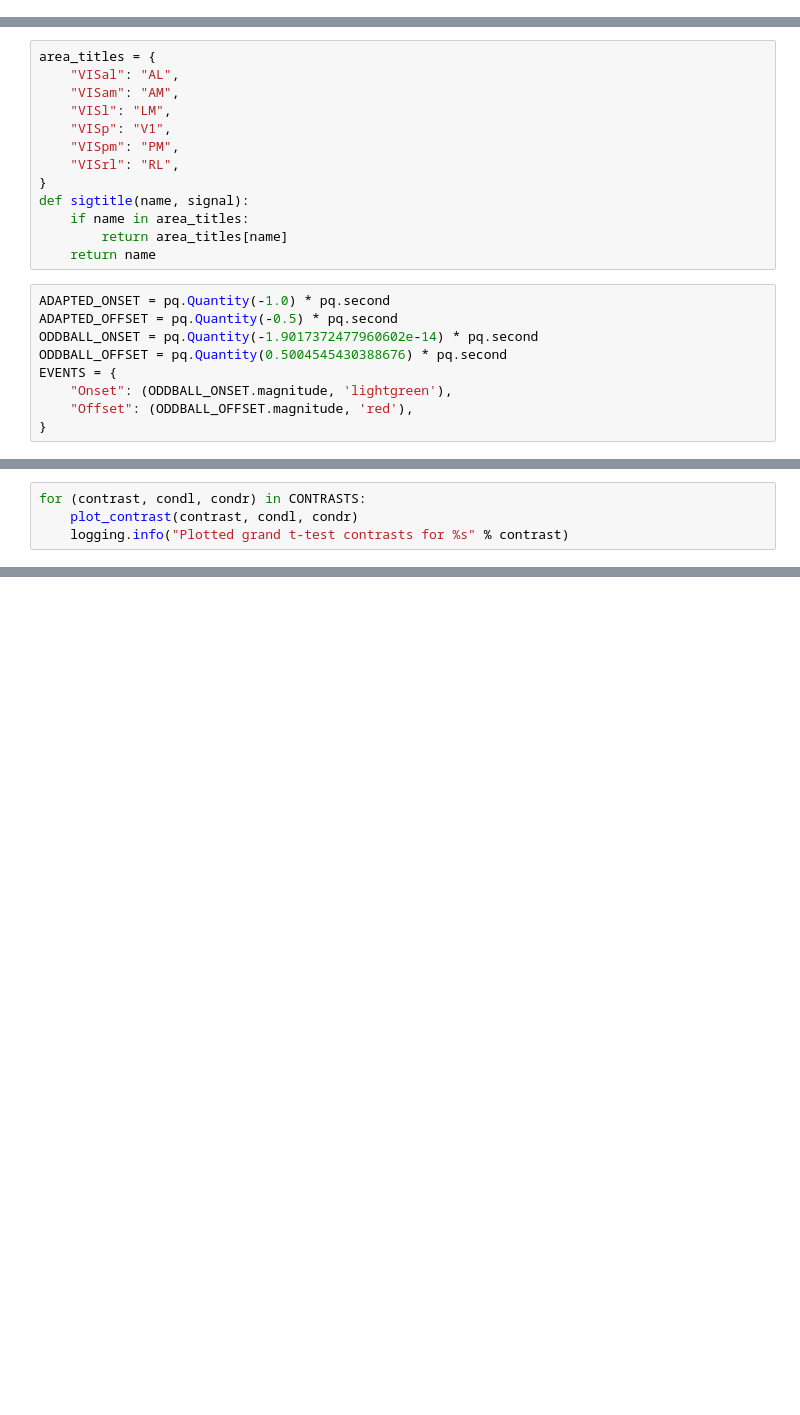
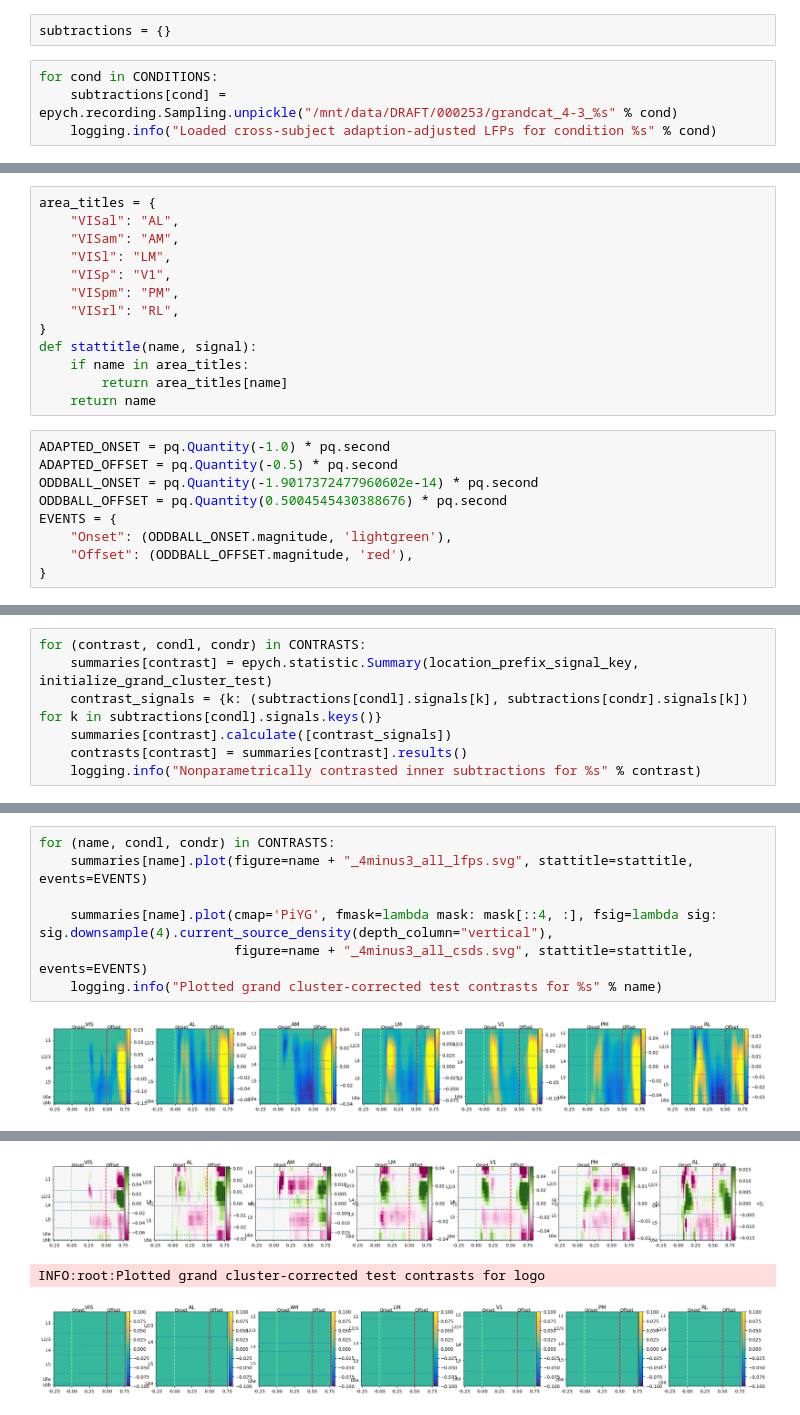
Before and after one commit to BastosLab/electropysiology, a Jupyter notebook: notebooks/passiveglo_aligned_grand_cluster_ttest.ipynb, the cells around one changed output, grey strips where cells are left out. Drawn from its saved outputs; the diff is of its cells as text; blank space fills up the shorter version.

Commit message:
notebooks/passiveglo_aligned_grand_cluster_ttest: complete test and plotting
Signed-off-by: Eli Sennesh <eli.sennesh@vanderbilt.edu>

```diff
--- a/notebooks/passiveglo_aligned_grand_cluster_ttest.ipynb
+++ b/notebooks/passiveglo_aligned_grand_cluster_ttest.ipynb
@@ -72,0 +62,6 @@ KeyboardInterrupt:
+# %%
+subtractions = {}
+# %%
+for cond in CONDITIONS:
+    subtractions[cond] = epych.recording.Sampling.unpickle("/mnt/data/DRAFT/000253/grandcat_4-3_%s" % cond)
+    logging.info("Loaded cross-subject adaption-adjusted LFPs for condition %s" % cond)
@@ -79,7 +81,7 @@ area_titles = {
     "VISpm": "PM",
     "VISrl": "RL",
 }
-def sigtitle(name, signal):
+def stattitle(name, signal):
     if name in area_titles:
         return area_titles[name]
     return name
@@ -118,0 +97,7 @@ def plot_contrast(name, condl, condr):
+# %%
+for (contrast, condl, condr) in CONTRASTS:
+    summaries[contrast] = epych.statistic.Summary(location_prefix_signal_key, initialize_grand_cluster_test)
+    contrast_signals = {k: (subtractions[condl].signals[k], subtractions[condr].signals[k]) for k in subtractions[condl].signals.keys()}
+    summaries[contrast].calculate([contrast_signals])
+    contrasts[contrast] = summaries[contrast].results()
+    logging.info("Nonparametrically contrasted inner subtractions for %s" % contrast)
@@ -119,4 +140,9 @@ def plot_contrast(name, condl, condr):
 # %%
-for (contrast, condl, condr) in CONTRASTS:
-    plot_contrast(contrast, condl, condr)
-    logging.info("Plotted grand t-test contrasts for %s" % contrast)
+for (name, condl, condr) in CONTRASTS:
+    summaries[name].plot(figure=name + "_4minus3_all_lfps.svg", stattitle=stattitle, events=EVENTS)
+
+    summaries[name].plot(cmap='PiYG', fmask=lambda mask: mask[::4, :], fsig=lambda sig: sig.downsample(4).current_source_density(depth_column="vertical"),
+                         figure=name + "_4minus3_all_csds.svg", stattitle=stattitle, events=EVENTS)
+    logging.info("Plotted grand cluster-corrected test contrasts for %s" % name)
+# %% [output]
+[figure, added]
@@ -122,0 +166,3 @@ for (contrast, condl, condr) in CONTRASTS:
+[figure, added]
+INFO:root:Plotted grand cluster-corrected test contrasts for logo
+[figure, added]
```
Also changed, not shown: parts of 17 cells of this notebook.
